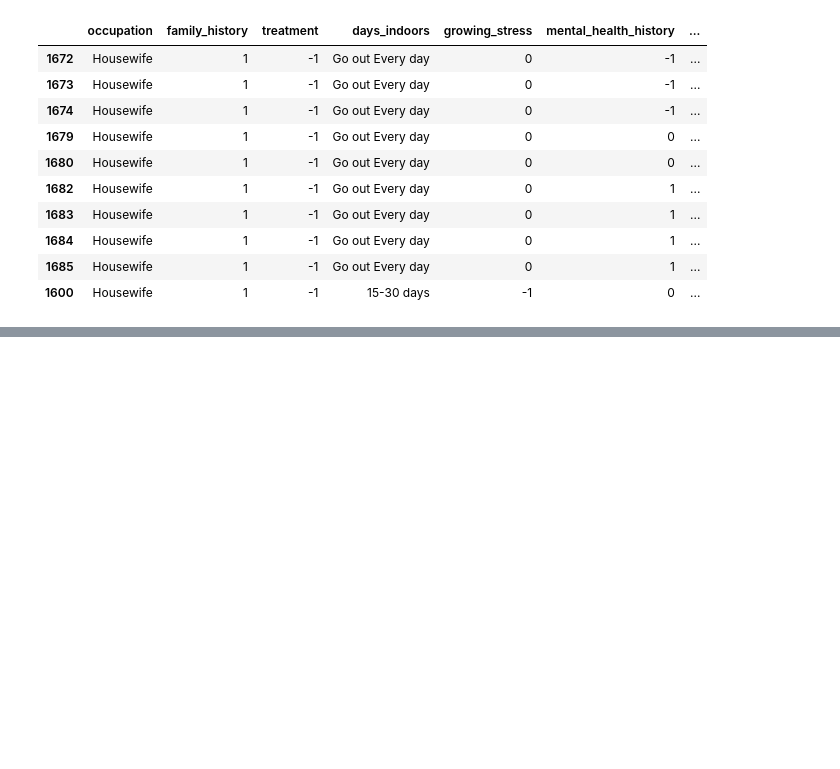
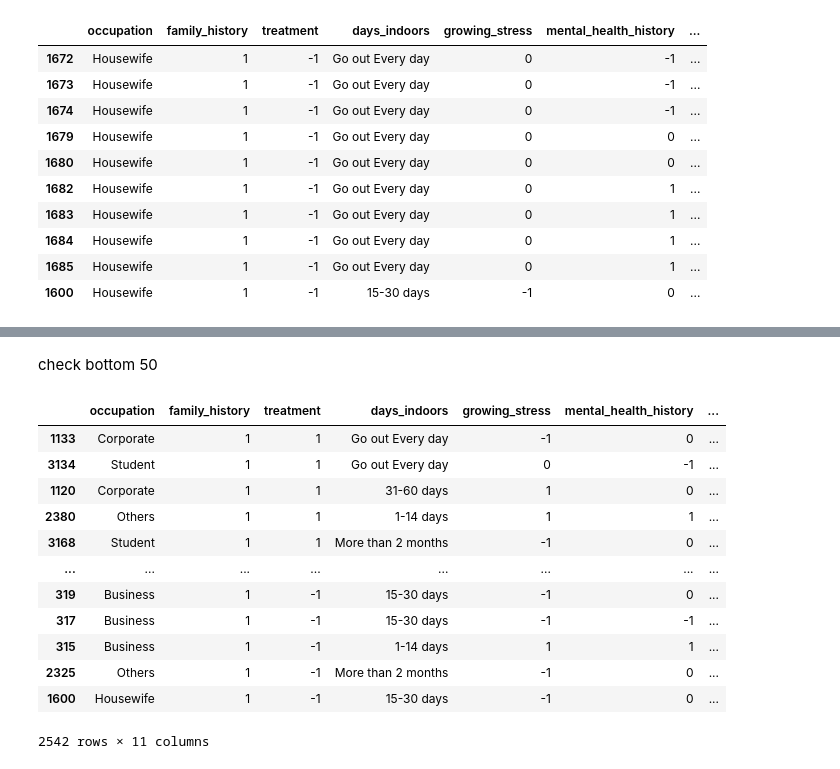
Before and after one commit to nchakicherla/ucb-dataviz-project1-group7, a Jupyter notebook: question_6/data_manipulation.ipynb, the cells around one changed output, grey strips where cells are left out. Drawn from its saved outputs; the diff is of its cells as text; code cells hidden in the pictures; blank space fills up the shorter version.

```diff
--- a/question_6/data_manipulation.ipynb
+++ b/question_6/data_manipulation.ipynb
@@ -310,0 +388,35 @@ Number of rows until cumulative percentage reaches 10: 107
+# %% [markdown]
+check bottom 50
+# %%
+
+# Sort the DataFrame by the 'percentage' column in descending order
+common_count = common_count.sort_values(by='percentage', ascending=False)
+
+# Calculate the cumulative sum of the 'percentage' column
+common_count['cumulative_percentage'] = common_count['percentage'].cumsum()
+
+# Identify the rows where the cumulative percentage is greater than 50%
+bottom_50_percent_answers = common_count[common_count['cumulative_percentage'] > 50]
+
+# Remove unnecessary columns if needed
+bottom_50_percent_answers = bottom_50_percent_answers.drop(columns=['count', 'cumulative_percentage'])
+
+# Save to CSV
+bottom_50_percent_answers.to_csv('bottom_50_percent_answers.csv', index=False)
+
+# Display the result
+bottom_50_percent_answers
+# %% [output]
+|  | occupation | family_history | treatment | days_indoors | growing_stress | mental_health_history | ... |
+| 1133 | Corporate | 1 | 1 | Go out Every day | -1 | 0 | ... |
+| 3134 | Student | 1 | 1 | Go out Every day | 0 | -1 | ... |
+| 1120 | Corporate | 1 | 1 | 31-60 days | 1 | 0 | ... |
+| 2380 | Others | 1 | 1 | 1-14 days | 1 | 1 | ... |
+| 3168 | Student | 1 | 1 | More than 2 months | -1 | 0 | ... |
+| ... | ... | ... | ... | ... | ... | ... | ... |
+| 319 | Business | 1 | -1 | 15-30 days | -1 | 0 | ... |
+| 317 | Business | 1 | -1 | 15-30 days | -1 | -1 | ... |
+| 315 | Business | 1 | -1 | 1-14 days | 1 | 1 | ... |
+| 2325 | Others | 1 | -1 | More than 2 months | -1 | 0 | ... |
+| 1600 | Housewife | 1 | -1 | 15-30 days | -1 | 0 | ... |
+2542 rows × 11 columns
```
Also changed, not shown: parts of 5 cells of this notebook, 2 other files.
